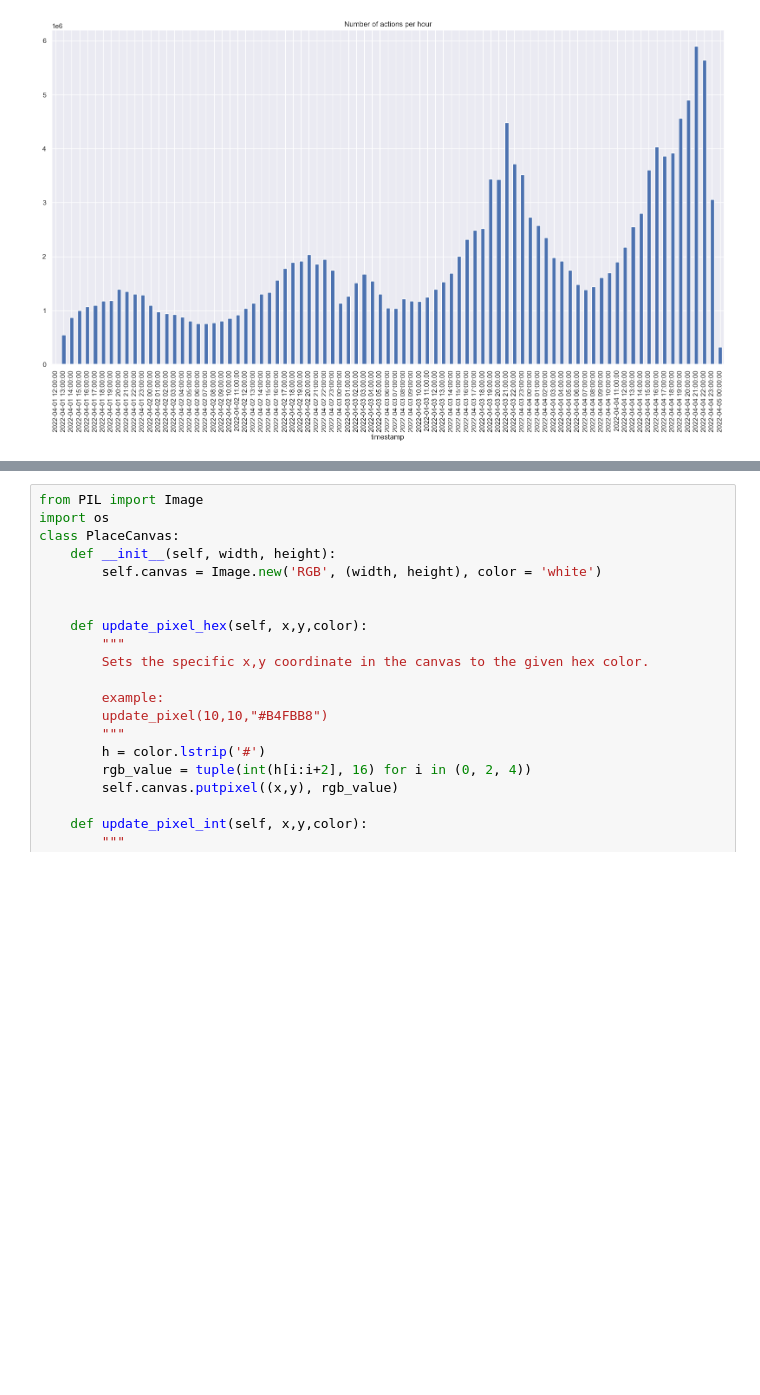
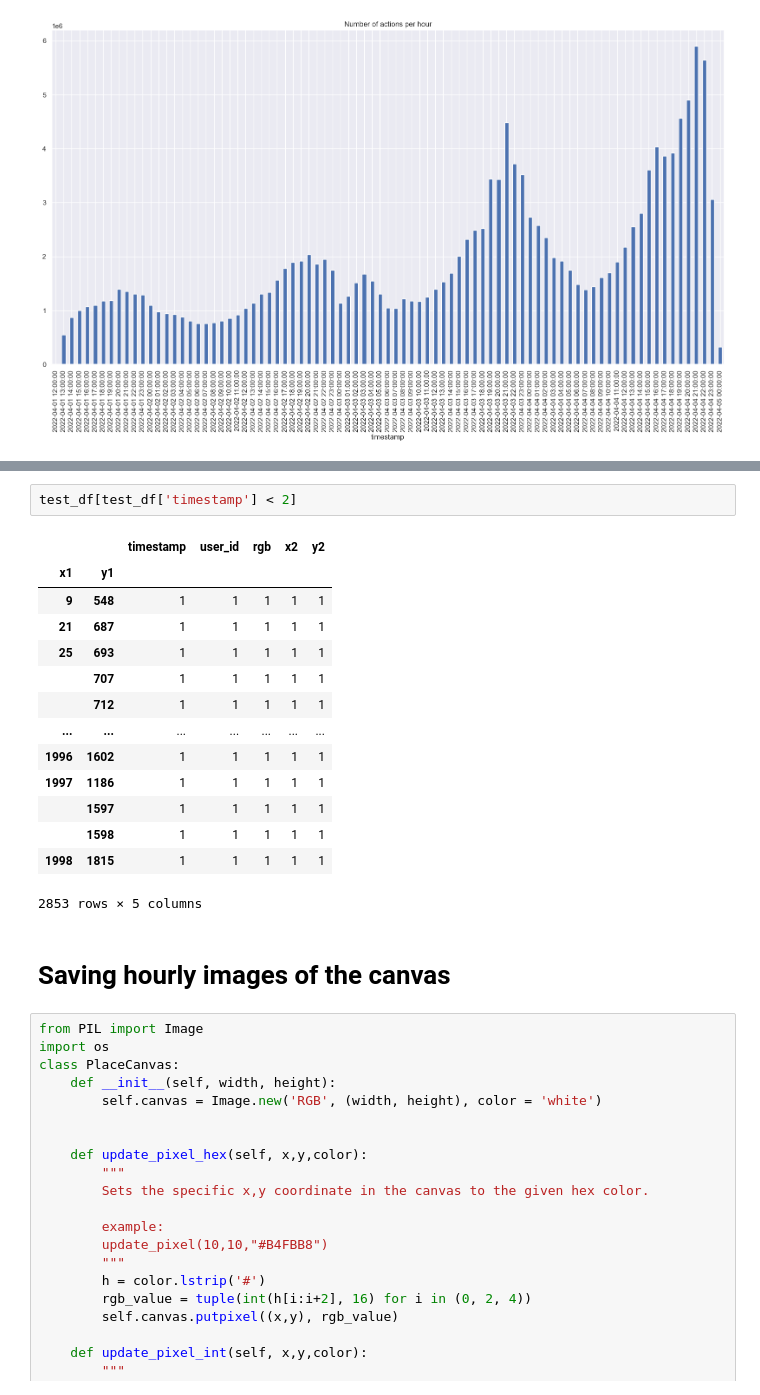
Before and after one commit to WojciechTyczynski/re-place-2022, a Jupyter notebook: Dataexploration.ipynb, the cells around one changed output, grey strips where cells are left out. Drawn from its saved outputs; the diff is of its cells as text; blank space fills up the shorter version.

```diff
--- a/Dataexploration.ipynb
+++ b/Dataexploration.ipynb
@@ -27,3 +53,22 @@ df_hour.plot.bar(x='timestamp', y='user_id', figsize=(20,10), title='Number of a
+# %%
+test_df[test_df['timestamp'] < 2]
+# %% [output]
+|  |  | timestamp | user_id | rgb | x2 | y2 |
+| x1 | y1 |  |  |  |  |  |
+| 9 | 548 | 1 | 1 | 1 | 1 | 1 |
+| 21 | 687 | 1 | 1 | 1 | 1 | 1 |
+| 25 | 693 | 1 | 1 | 1 | 1 | 1 |
+|  | 707 | 1 | 1 | 1 | 1 | 1 |
+|  | 712 | 1 | 1 | 1 | 1 | 1 |
+| ... | ... | ... | ... | ... | ... | ... |
+| 1996 | 1602 | 1 | 1 | 1 | 1 | 1 |
+| 1997 | 1186 | 1 | 1 | 1 | 1 | 1 |
+|  | 1597 | 1 | 1 | 1 | 1 | 1 |
+|  | 1598 | 1 | 1 | 1 | 1 | 1 |
+| 1998 | 1815 | 1 | 1 | 1 | 1 | 1 |
+2853 rows × 5 columns
+# %% [markdown]
+# Saving hourly images of the canvas
 # %%
 from PIL import Image
 import os
```
Also changed, not shown: parts of 10 cells of this notebook, 1 other file.
